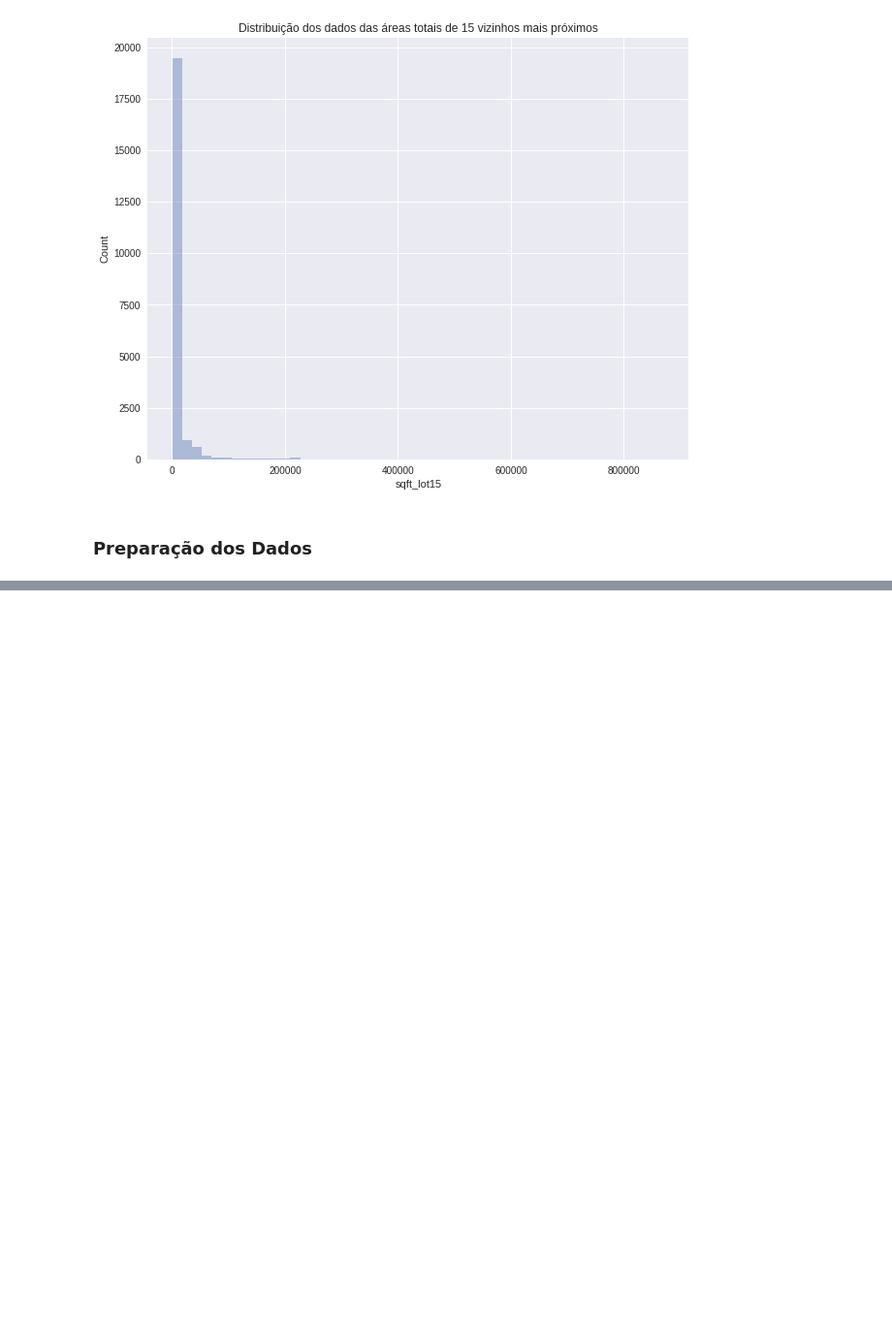
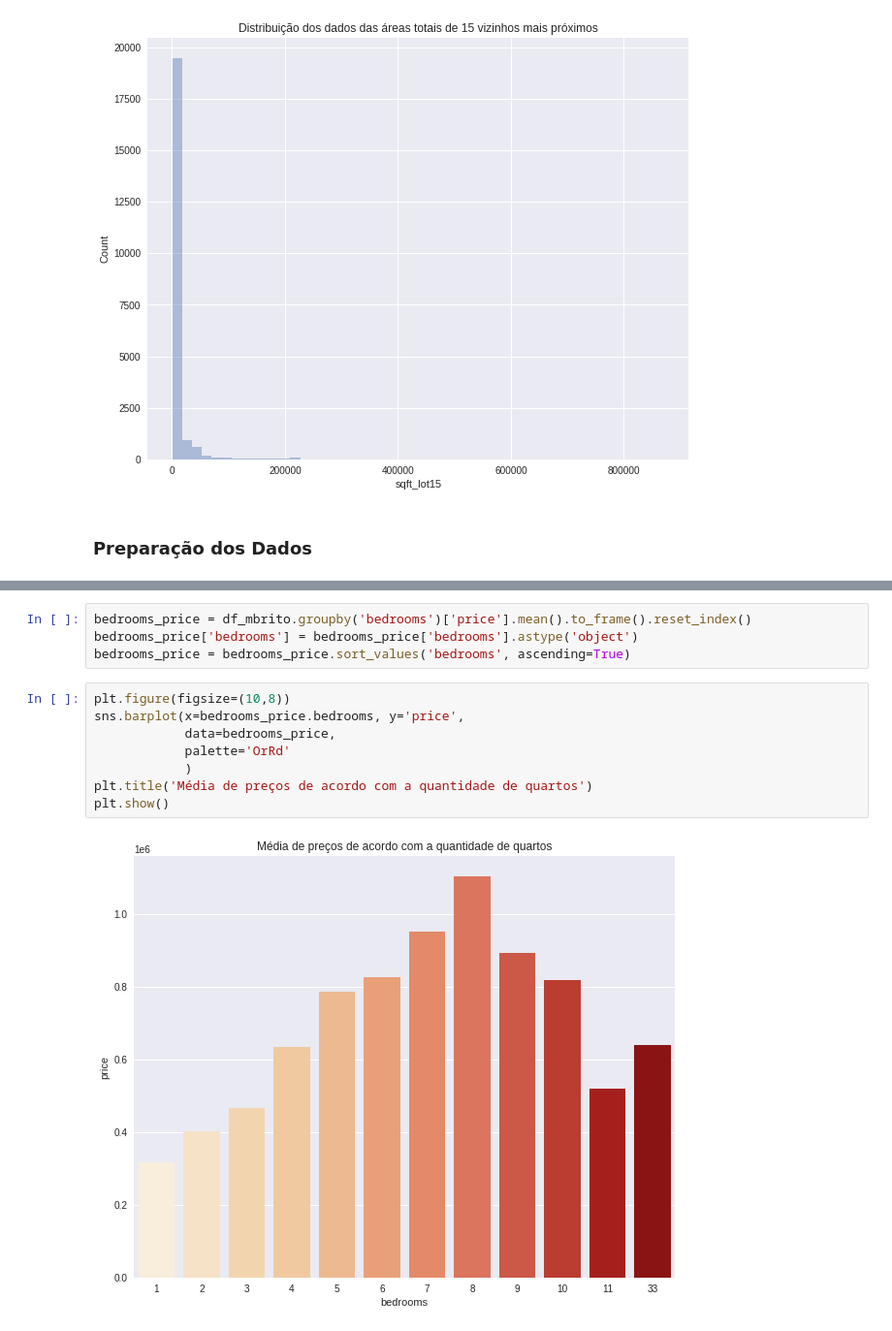
Before and after one commit to igcampos/MBrito-Imobiliaria, a Jupyter notebook: MBrito_Imobiliaria_EDA.ipynb, the cells around one changed output, grey strips where cells are left out. Shown at 97% size. Drawn from its saved outputs; the diff is of its cells as text; blank space fills up the shorter version.

```diff
--- a/MBrito_Imobiliaria_EDA.ipynb
+++ b/MBrito_Imobiliaria_EDA.ipynb
@@ -359,0 +547,14 @@ plt.show()
+# %%
+bedrooms_price = df_mbrito.groupby('bedrooms')['price'].mean().to_frame().reset_index()
+bedrooms_price['bedrooms'] = bedrooms_price['bedrooms'].astype('object')
+bedrooms_price = bedrooms_price.sort_values('bedrooms', ascending=True)
+# %%
+plt.figure(figsize=(10,8))
+sns.barplot(x=bedrooms_price.bedrooms, y='price',
+            data=bedrooms_price,
+            palette='OrRd'
+            )
+plt.title('Média de preços de acordo com a quantidade de quartos')
+plt.show()
+# %% [output]
+[figure, added]
```
Also changed, not shown: parts of 113 cells of this notebook.
